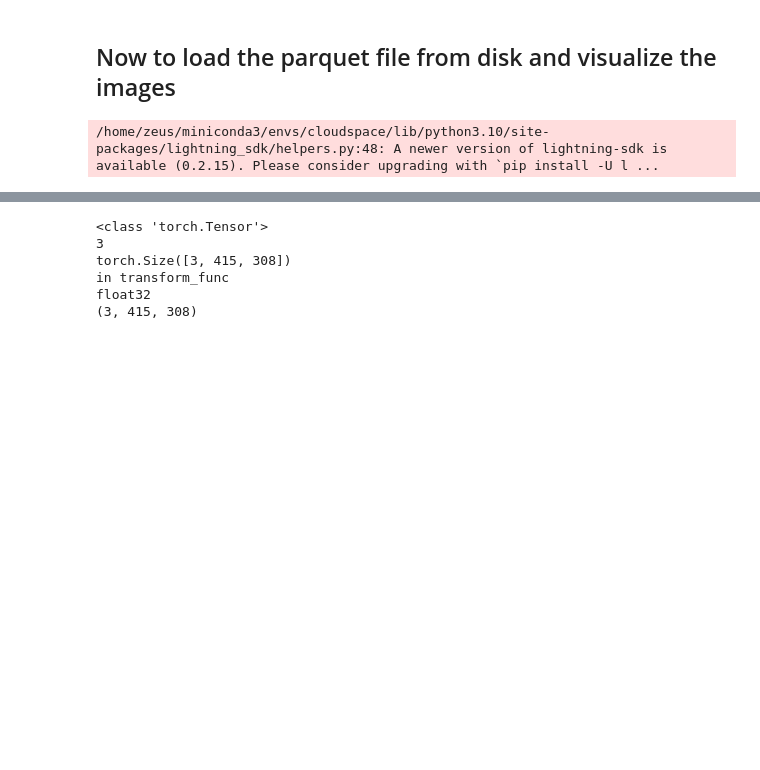
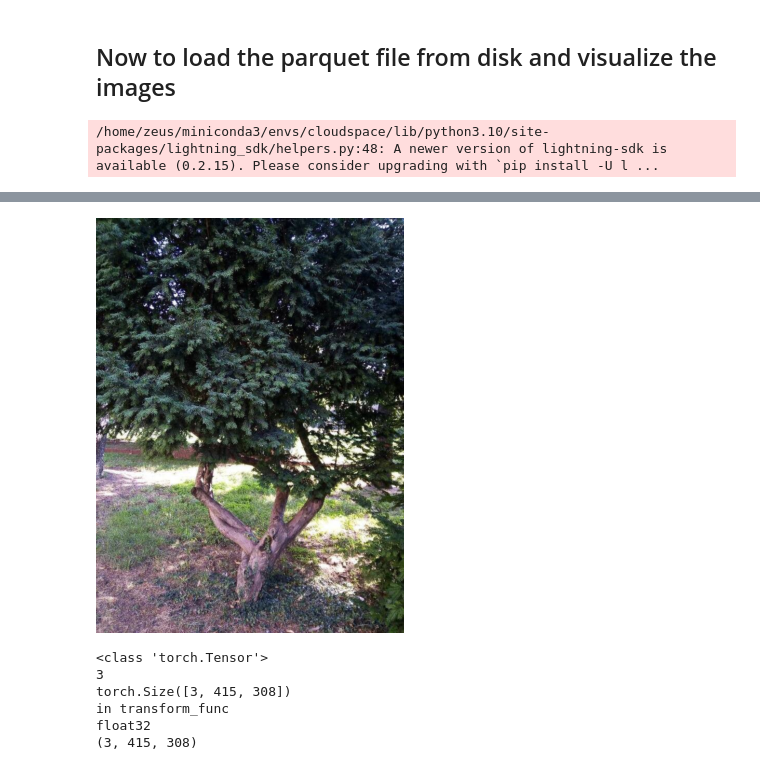
Before and after one commit to JacobARose/plantclef-vision, a Jupyter notebook: notebooks/embedding.ipynb, the cells around one changed output, grey strips where cells are left out. Saved outputs shown, nothing was run; the diff lists cells and outputs as text; code cells hidden in the pictures; blank space fills up the shorter version.

Commit message:
More debugging. Switched Plant Datasets to return (image, label) pairs

```diff
--- a/notebooks/embedding.ipynb
+++ b/notebooks/embedding.ipynb
@@ -84,6 +84,13 @@ from plantclef.embed.workflow import torch_pipeline
 /home/zeus/miniconda3/envs/cloudspace/lib/python3.10/site-packages/lightning_sdk/helpers.py:48: A newer version of lightning-sdk is available (0.2.15). Please consider upgrading with `pip install -U l ...
 # %%
 data = make_dataset("plantclef2024", subset="val", load_all_subsets=False)
+
+# data.datasets.set_format(type="torch", columns=["label_idx"])
+# data.datasets.set_format(type="numpy", columns=["image"])
+# data.datasets.set_format(type="numpy", columns=["image", "label_idx"])
+
+data.datasets.set_format(type=None, columns=["image", "label_idx"])
+
 
 data.set_transform()
 # data.dataset.transform
@@ -90,0 +183,6 @@ data.set_transform()
+# %%
+from datasets import Image
+
+ds = data.datasets.cast_column("image", Image(decode=True))
+
+# ds = data.datasets.cast_column("image", Array3D(dtype="float32", shape=(3, 224, 224)))
@@ -91,3 +234,7 @@ data.set_transform()
+# %%
+ds["val"][0]["image"]
+# %% [output]
+[figure, added]
 # %%
 row = data[0]
 # %% [output]
```
Also changed, not shown: parts of 12 cells of this notebook, 1 other file.
